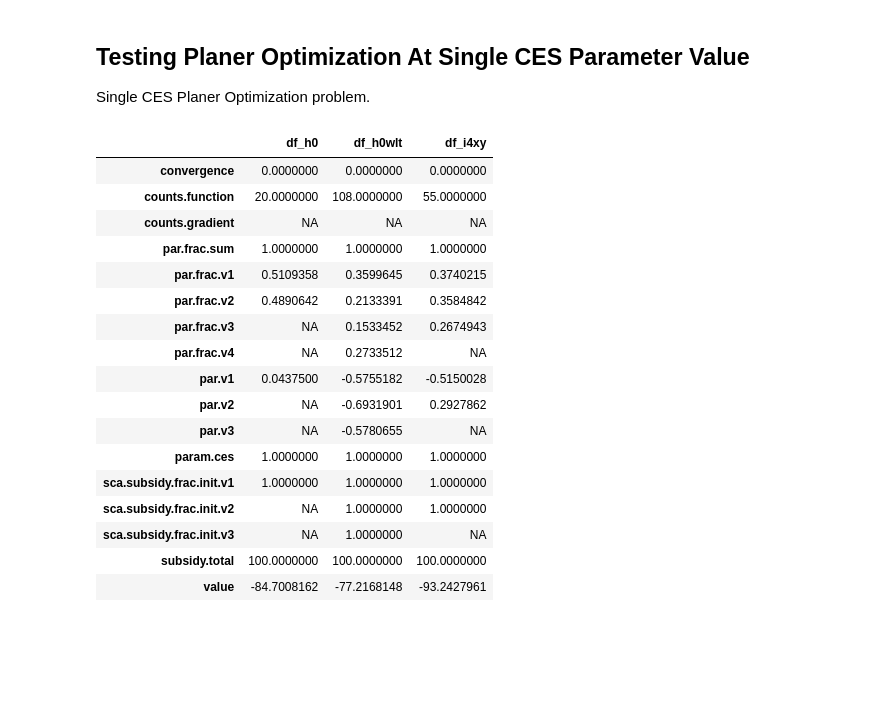
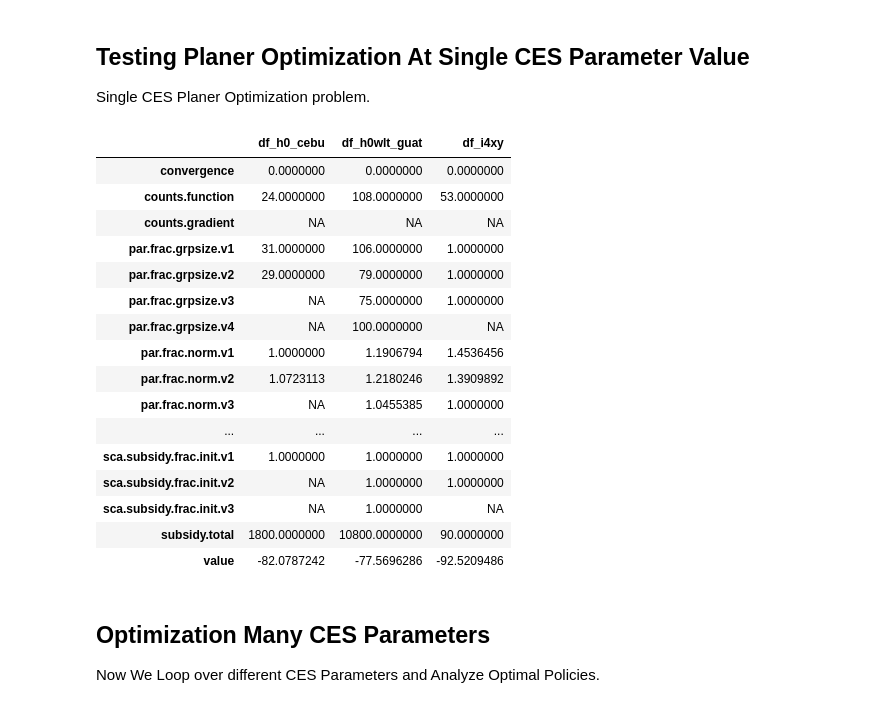
Before and after one commit to FanWangEcon/R4Econ, a Jupyter notebook: optimization/planer/ces/cesoptimizer.ipynb, the cells around one changed output. Cells and saved outputs as stored; diff of their text form; code cells hidden in the pictures; blank space fills up the shorter version.

```diff
--- a/optimization/planer/ces/cesoptimizer.ipynb
+++ b/optimization/planer/ces/cesoptimizer.ipynb
@@ -98,6 +114,7 @@ Basically same parameters as above, except that the first parameter here are the
 # %%
 # Optimization Wrapper
 # sca.subsidy.frac.init.default <- numeric((sca.subsidy.groups-1))+1
+# list.subsidy.y.params.other must have: vec.subsidy.grpsize
 # Optimization Function
 optim_wrapper <- function(sca.subsidy.frac.init, param.ces, f.subsidy.y.str, list.subsidy.y.params.other) {
 
@@ -111,8 +128,18 @@ optim_wrapper <- function(sca.subsidy.frac.init, param.ces, f.subsidy.y.str, lis
     sca.subsidy.lengthm1 = length(sca.subsidy.frac.init)
     list.sca.subsidy.frac.init <- setNames(sca.subsidy.frac.init,
                                            paste0('sca.subsidy.frac.init.v', 1:sca.subsidy.lengthm1))
-    list.par <- setNames(res.opti$par, paste0('par.v', 1:sca.subsidy.lengthm1))
-    list.par.frac <- setNames(f_frac_asymp_vec(res.opti$par), paste0('par.frac.v', 1:(sca.subsidy.lengthm1+1)))
+    list.par <- setNames(res.opti$par, paste0('par.v',
+                                              1:sca.subsidy.lengthm1))
+    list.par.frac <- setNames(f_frac_asymp_vec(res.opti$par),
+                              paste0('par.frac.v', 1:(sca.subsidy.lengthm1+1)))
+
+    # Number of Individuals Each Subsidy Group, Normalize Relative Subidy Across Groups
+    list.vec.subsidy.grpsize <- setNames(list.subsidy.y.params.other$vec.subsidy.grpsize,
+                                         paste0('par.frac.grpsize.v', 1:(sca.subsidy.lengthm1+1)))
+    list.vec.frac.norm <- ((f_frac_asymp_vec(res.opti$par))/(list.subsidy.y.params.other$vec.subsidy.grpsize))
+    list.vec.frac.norm <- list.vec.frac.norm/min(list.vec.frac.norm)
+    list.vec.subsidy.grpsize.norm <- setNames(list.vec.frac.norm,
+                                         paste0('par.frac.norm.v', 1:(sca.subsidy.lengthm1+1)))
 
     # Collect Results
     list.esti.res <- list(param.ces = param.ces,
@@ -126,6 +153,9 @@ optim_wrapper <- function(sca.subsidy.frac.init, param.ces, f.subsidy.y.str, lis
     list.esti.res <- append(list.esti.res, list.sca.subsidy.frac.init)
     list.esti.res <- append(list.esti.res, list.par)
     list.esti.res <- append(list.esti.res, list.par.frac)
+    list.esti.res <- append(list.esti.res, list.vec.subsidy.grpsize)
+    list.esti.res <- append(list.esti.res, list.vec.subsidy.grpsize.norm)
+
     # Return
     return(list.esti.res)
 }
@@ -306,11 +368,14 @@ res.linfe.h0wlt <- lm(log(y) ~ log(x) + factor(i) - 1 , data=df.h0wlt)
 # summary(res.linfe.h0wlt)
 # summary(res.linfe.i4xy)
 # %%
-f_subsidy_y_cd <- function(df, res.linfe, var.grp.idx, subsidy.total, vec.subsidy.frac) {
+# Function 2
+f_subsidy_y_cd <- function(df, res.linfe,
+                           var.grp.idx, subsidy.total,
+                           vec.subsidy.frac, vec.subsidy.grpsize) {
 
     # Invoke Function 1
-    df.wth.subsidy <- df %>% mutate(subsidy_grp = paste0(vec.subsidy.frac, collapse=','),
-                                    subsidy = subsidy.total*vec.subsidy.frac[df[[var.grp.idx]]])
+    df.wth.subsidy <- f_subsidy_vec(df, var.grp.idx, subsidy.total,
+                                    vec.subsidy.frac, vec.subsidy.grpsize)
 
     # Y with subsidy for linear regresion model
     df.wth.subsidy %>% mutate(y_subsidy =
@@ -436,34 +509,37 @@ res.opti.test.h0wlt <- optim_wrapper(sca.subsidy.frac.init = (numeric((sca.subsi
 # %%
 # Display Test Results
-options(repr.matrix.max.rows=20, repr.matrix.max.cols=20)
+options(repr.matrix.max.rows=40, repr.matrix.max.cols=20)
 df.test.results <- list(df_i4xy=res.opti.test.i4xy,
-                        df_h0=res.opti.test.h0,
-                        df_h0wlt=res.opti.test.h0wlt)
+                        df_h0_cebu=res.opti.test.h0,
+                        df_h0wlt_guat=res.opti.test.h0wlt)
 # Show Results From Tests
 # list.names = list of list first level names
 # list.of.list.names = list of list second level names
 as.data.frame(df.test.results) %>%
     gather(variable, value) %>%
     separate(variable, c('list.names', 'list.of.list.names'),
              sep = "\\.", extra = "merge") %>%
     spread(list.names, value) %>%
     column_to_rownames(var='list.of.list.names')
 # %% [output]
-|  | df_h0 | df_h0wlt | df_i4xy |
+|  | df_h0_cebu | df_h0wlt_guat | df_i4xy |
 | convergence | 0.0000000 | 0.0000000 | 0.0000000 |
-| counts.function | 20.0000000 | 108.0000000 | 55.0000000 |
+| counts.function | 24.0000000 | 108.0000000 | 53.0000000 |
 | counts.gradient | NA | NA | NA |
-| par.frac.sum | 1.0000000 | 1.0000000 | 1.0000000 |
-| par.frac.v1 | 0.5109358 | 0.3599645 | 0.3740215 |
-| par.frac.v2 | 0.4890642 | 0.2133391 | 0.3584842 |
-| par.frac.v3 | NA | 0.1533452 | 0.2674943 |
-| par.frac.v4 | NA | 0.2733512 | NA |
-| par.v1 | 0.0437500 | -0.5755182 | -0.5150028 |
-| par.v2 | NA | -0.6931901 | 0.2927862 |
-| par.v3 | NA | -0.5780655 | NA |
-| param.ces | 1.0000000 | 1.0000000 | 1.0000000 |
+| par.frac.grpsize.v1 | 31.0000000 | 106.0000000 | 1.0000000 |
+| par.frac.grpsize.v2 | 29.0000000 | 79.0000000 | 1.0000000 |
+| par.frac.grpsize.v3 | NA | 75.0000000 | 1.0000000 |
+| par.frac.grpsize.v4 | NA | 100.0000000 | NA |
+| par.frac.norm.v1 | 1.0000000 | 1.1906794 | 1.4536456 |
+| par.frac.norm.v2 | 1.0723113 | 1.2180246 | 1.3909892 |
+| par.frac.norm.v3 | NA | 1.0455385 | 1.0000000 |
+| ... | ... | ... | ... |
 | sca.subsidy.frac.init.v1 | 1.0000000 | 1.0000000 | 1.0000000 |
 | sca.subsidy.frac.init.v2 | NA | 1.0000000 | 1.0000000 |
 | sca.subsidy.frac.init.v3 | NA | 1.0000000 | NA |
-| subsidy.total | 100.0000000 | 100.0000000 | 100.0000000 |
-| value | -84.7008162 | -77.2168148 | -93.2427961 |
+| subsidy.total | 1800.0000000 | 10800.0000000 | 90.0000000 |
+| value | -82.0787242 | -77.5696286 | -92.5209486 |
+# %% [markdown]
+## Optimization Many CES Parameters
+
+Now We Loop over different CES Parameters and Analyze Optimal Policies.
```
Also changed, not shown: parts of 22 cells of this notebook, 2 other files.
